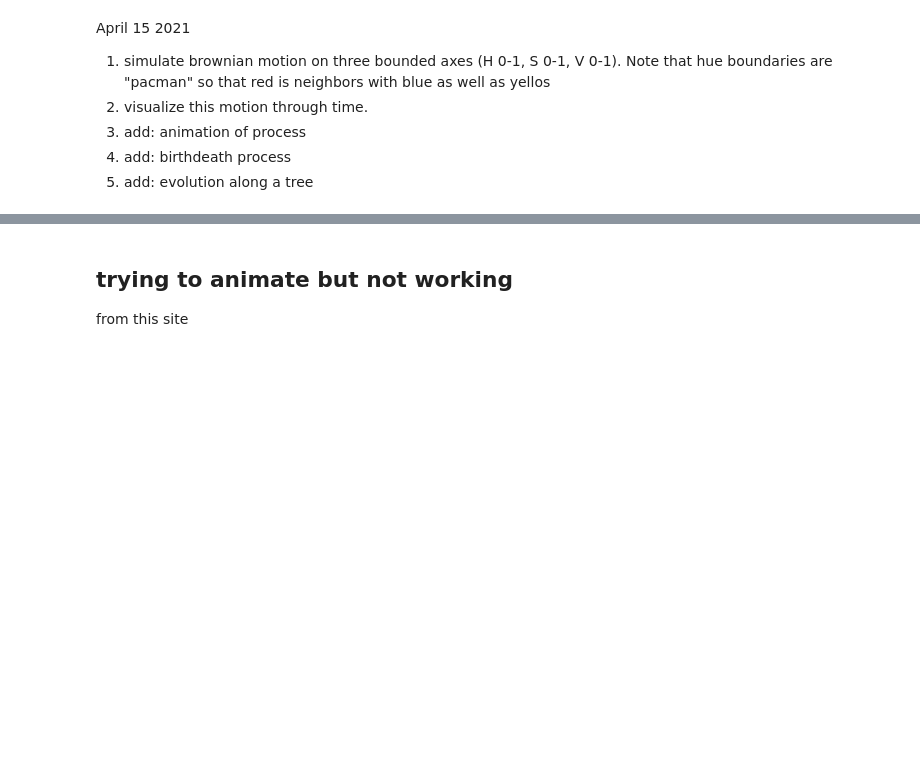
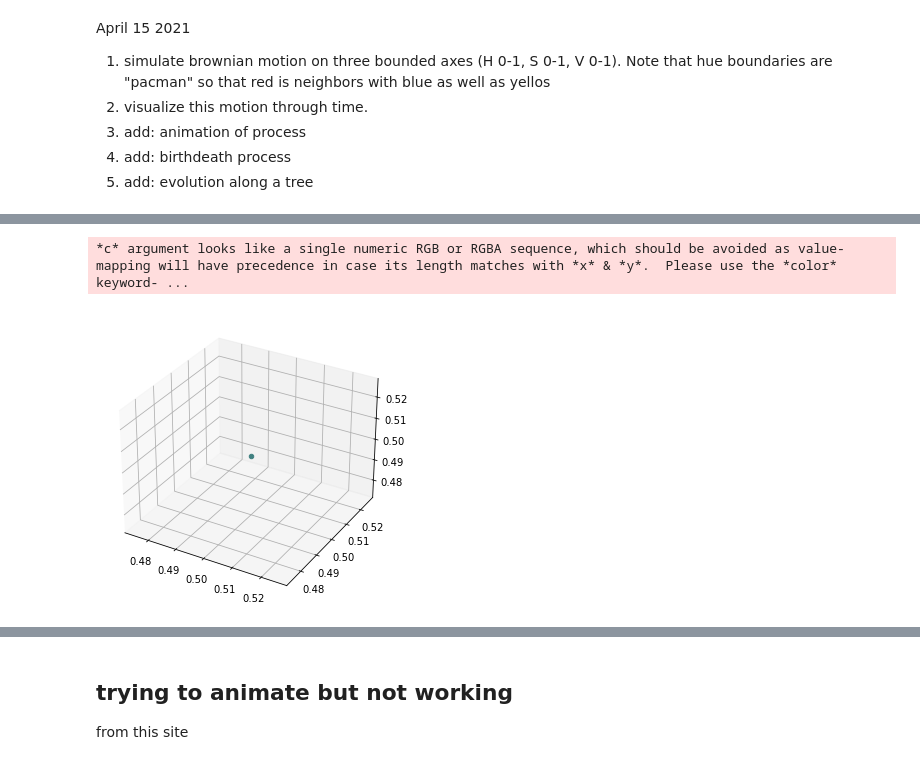
Before and after one commit to michaelalfaro/colordiffuser, a Jupyter notebook: color_diffuser.ipynb, the cells around one changed output, grey strips where cells are left out. Cells and saved outputs as stored; diff of their text form; code cells hidden in the pictures; blank space fills up the shorter version.

Commit message:
working on 3d animation

```diff
--- a/color_diffuser.ipynb
+++ b/color_diffuser.ipynb
@@ -190,0 +204,24 @@ plt.show()
+# %%
+res, disps = getHSVSteps(10,sigmasq = 0.01,startColor=np.array([0.5, 0.5, 0.5]))
+#colorcoordinates = np.array([hh,ss,vv])
+colorcoordinates=res.transpose()
+rgb = colors.hsv_to_rgb(colorcoordinates)
+# %%
+# need to create a list of arrays of each element at each position to prepare function for animation
+colorcoordinates
+ll = []
+for ii in colorcoordinates:
+    jj = np.expand_dims(ii, 0)
+    ll.append(jj)
+codataani = ll
+# %%
+data = codataani
+
+# Attaching 3D axis to the figure
+fig = plt.figure()
+ax = p3.Axes3D(fig)
+# Initialize scatters
+scatters = [ ax.scatter(data[0][i,0:1], data[0][i,1:2], data[0][i,2:], c=rgb[i]) for i in range(data[0].shape[0]) ]
+# %% [output]
+*c* argument looks like a single numeric RGB or RGBA sequence, which should be avoided as value-mapping will have precedence in case its length matches with *x* & *y*.  Please use the *color* keyword- ...
+[figure, added]
```
Also changed, not shown: parts of 22 cells of this notebook.
